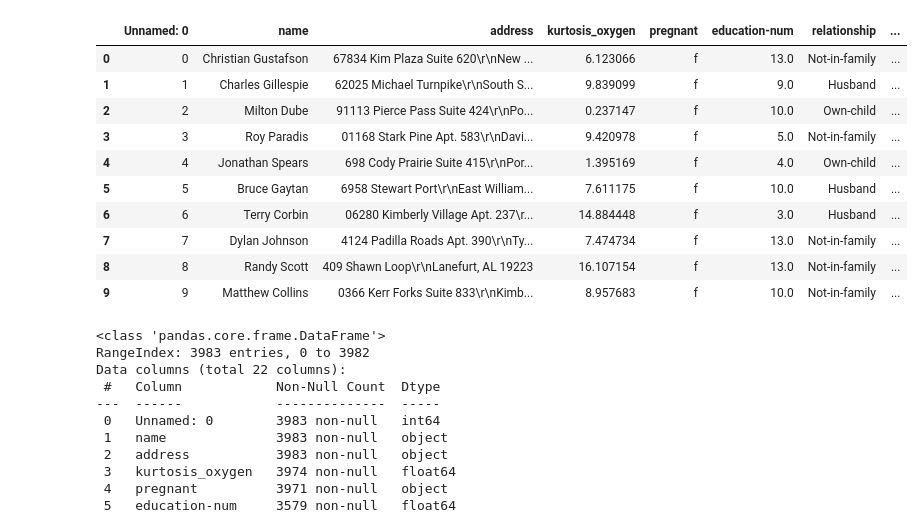
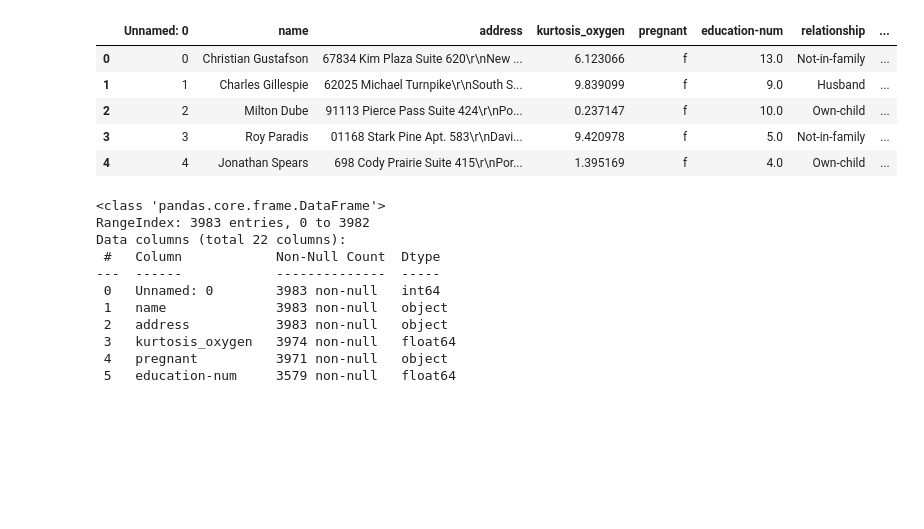
Before and after one commit to xsipka/FIIT_IAU_Projekt, a Jupyter notebook: test.ipynb, the cells around one changed output. Saved outputs shown, nothing was run; the diff lists cells and outputs as text; code cells hidden in the pictures; blank space fills up the shorter version.

```diff
--- a/test.ipynb
+++ b/test.ipynb
@@ -11,24 +11,19 @@ import scipy.stats as stats
 # %%
 file = "dataset/other_train.csv"
 medical_data = pd.read_csv(file)
 
 file = "dataset/personal_train.csv"
 personal_data = pd.read_csv(file)
 
 pd.set_option("display.max_columns", None) # pd.reset_option("max_columns")
-medical_data.head(10)
+medical_data.head()
 # %% [output]
 |  | Unnamed: 0 | name | address | kurtosis_oxygen | pregnant | education-num | relationship | ... |
 | 0 | 0 | Christian Gustafson | 67834 Kim Plaza Suite 620\r\nNew ... | 6.123066 | f | 13.0 | Not-in-family | ... |
 | 1 | 1 | Charles Gillespie | 62025 Michael Turnpike\r\nSouth S... | 9.839099 | f | 9.0 | Husband | ... |
 | 2 | 2 | Milton Dube | 91113 Pierce Pass Suite 424\r\nPo... | 0.237147 | f | 10.0 | Own-child | ... |
 | 3 | 3 | Roy Paradis | 01168 Stark Pine Apt. 583\r\nDavi... | 9.420978 | f | 5.0 | Not-in-family | ... |
 | 4 | 4 | Jonathan Spears | 698 Cody Prairie Suite 415\r\nPor... | 1.395169 | f | 4.0 | Own-child | ... |
-| 5 | 5 | Bruce Gaytan | 6958 Stewart Port\r\nEast William... | 7.611175 | f | 10.0 | Husband | ... |
-| 6 | 6 | Terry Corbin | 06280 Kimberly Village Apt. 237\r... | 14.884448 | f | 3.0 | Husband | ... |
-| 7 | 7 | Dylan Johnson | 4124 Padilla Roads Apt. 390\r\nTy... | 7.474734 | f | 13.0 | Not-in-family | ... |
-| 8 | 8 | Randy Scott | 409 Shawn Loop\r\nLanefurt, AL 19223 | 16.107154 | f | 13.0 | Not-in-family | ... |
-| 9 | 9 | Matthew Collins | 0366 Kerr Forks Suite 833\r\nKimb... | 8.957683 | f | 10.0 | Not-in-family | ... |
 # %%
 # basic info about dataset
 medical_data.info()
```
Also changed, not shown: parts of 8 cells of this notebook.
